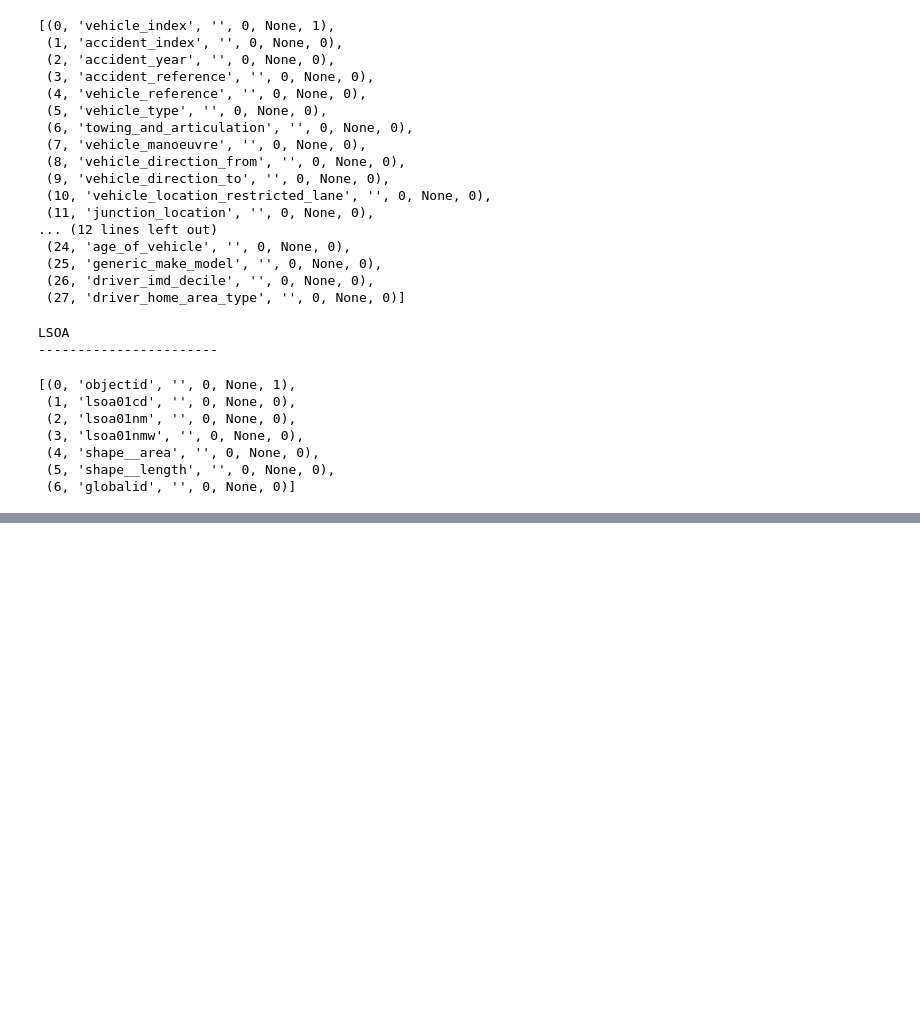
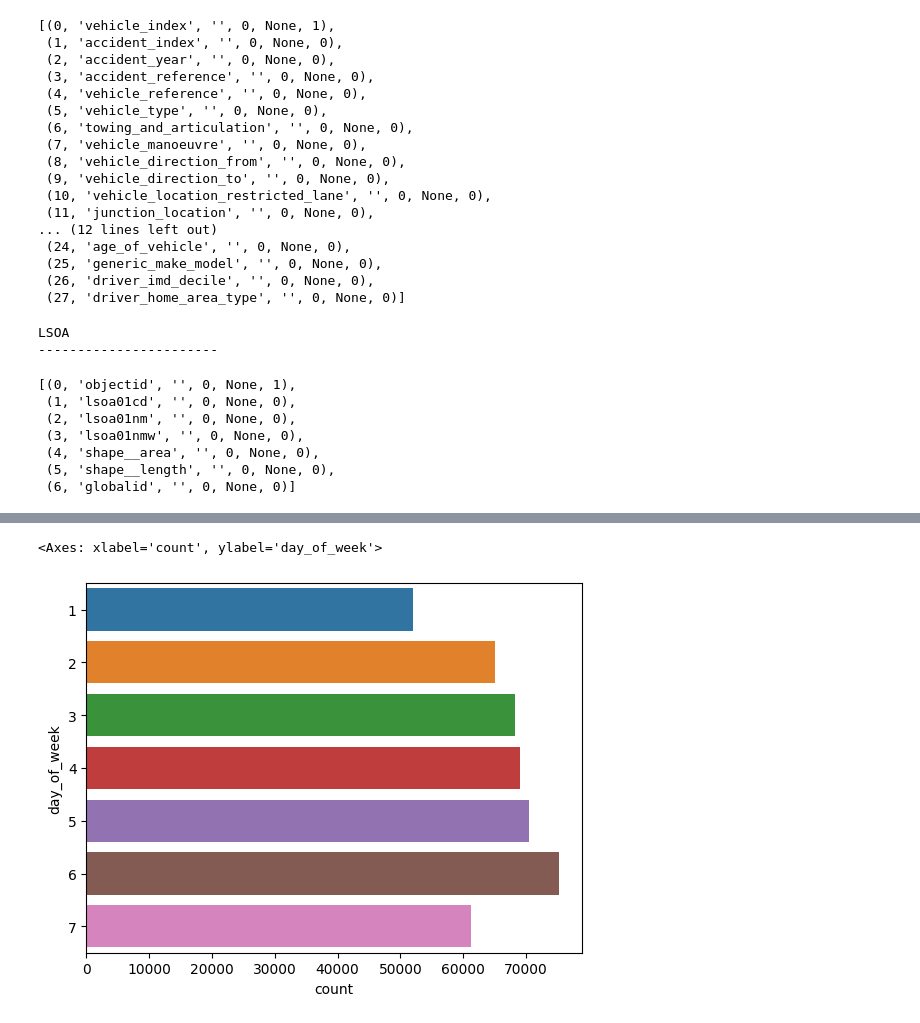
Before and after one commit to IAmSahilVerma/Accident_Database_Analysis, a Jupyter notebook: EDA.ipynb, the cells around one changed output, grey strips where cells are left out. Drawn from its saved outputs; the diff is of its cells as text; code cells hidden in the pictures; blank space fills up the shorter version.

```diff
--- a/EDA.ipynb
+++ b/EDA.ipynb
@@ -113,3 +116,10 @@ LSOA
  (4, 'shape__area', '', 0, None, 0),
  (5, 'shape__length', '', 0, None, 0),
  (6, 'globalid', '', 0, None, 0)]
+# %%
+df_accident = None
+with sqlite3.connect(database_filepath) as conn:
+    query = """SELECT * FROM accident;"""
+    df_accident = pd.read_sql_query(query, conn)
+
+df_accident
@@ -115,0 +217,5 @@ LSOA
+# %%
+sns.countplot(df_accident, y='day_of_week')
+# %% [output]
+<Axes: xlabel='count', ylabel='day_of_week'>
+[figure, added]
```
Also changed, not shown: parts of 26 cells of this notebook, 11 other files.
